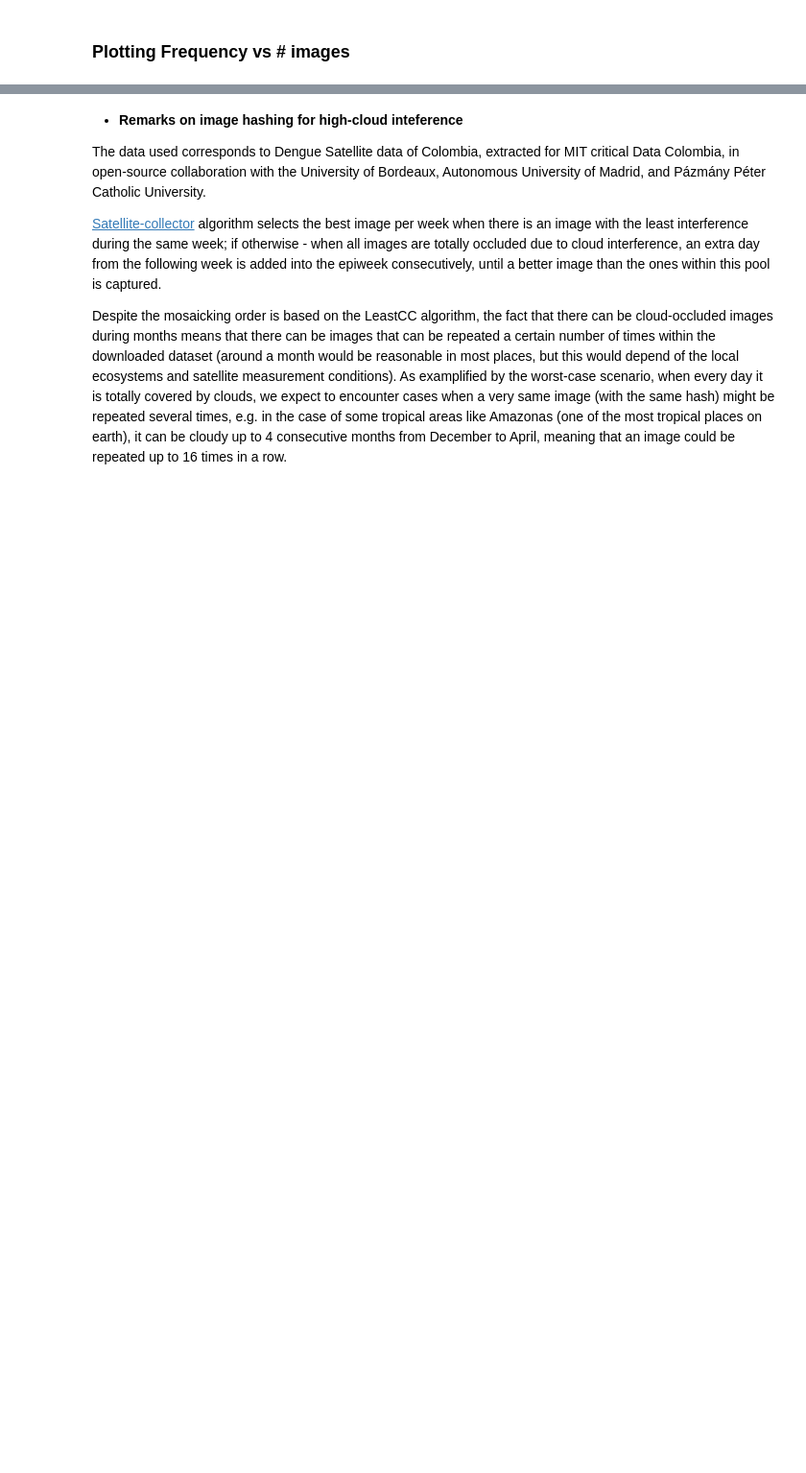
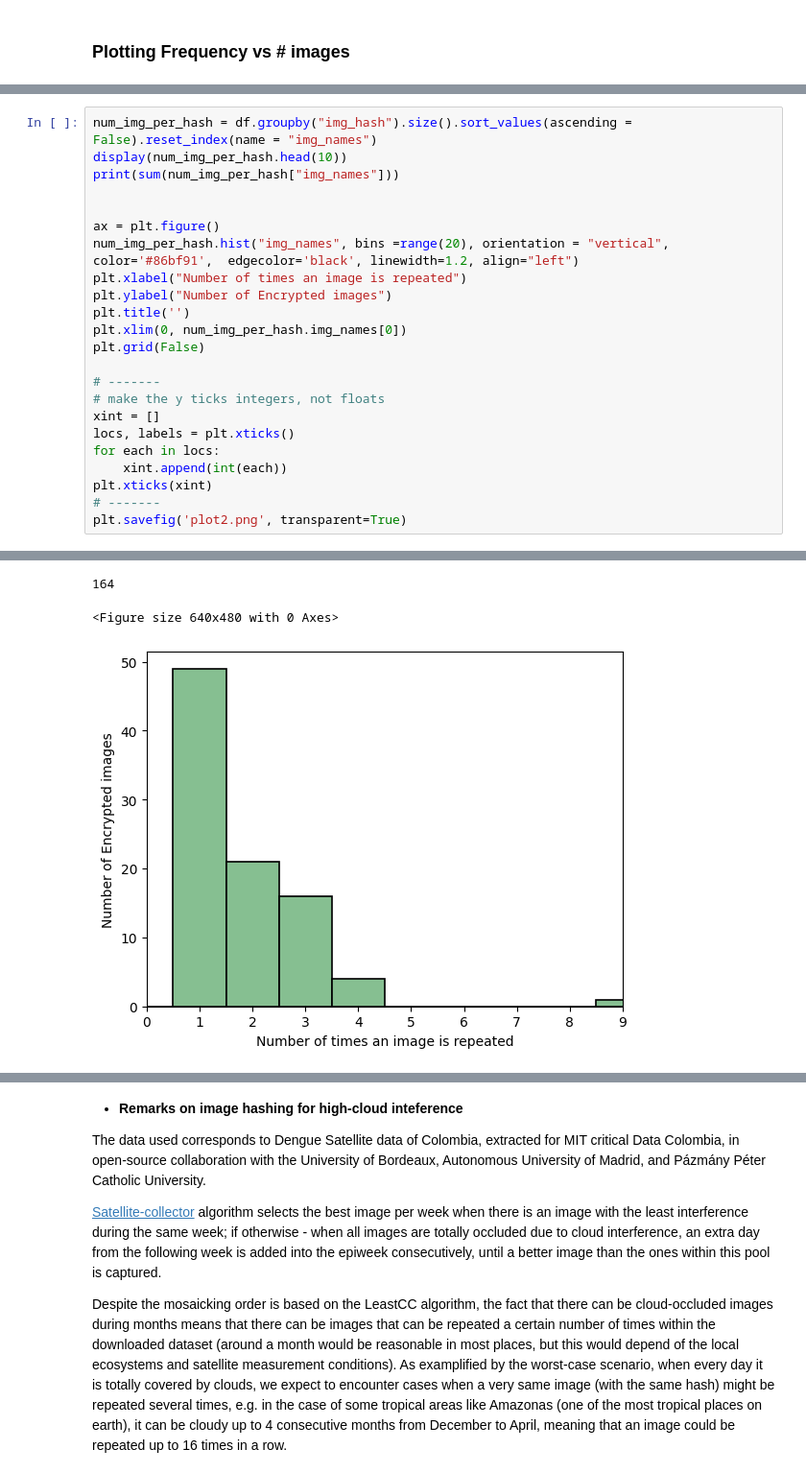
Before and after one commit to sebasmos/satellite.extractor, a Jupyter notebook: notebooks/satellite_images_hashing.ipynb, the cells around one changed output, grey strips where cells are left out. Shown at 96% size. Cells and saved outputs as stored; diff of their text form; blank space fills up the shorter version.

```diff
--- a/notebooks/satellite_images_hashing.ipynb
+++ b/notebooks/satellite_images_hashing.ipynb
@@ -418,0 +416,24 @@ plt.savefig('plot2.png', transparent=True)
+# %%
+num_img_per_hash = df.groupby("img_hash").size().sort_values(ascending = False).reset_index(name = "img_names")
+display(num_img_per_hash.head(10))
+print(sum(num_img_per_hash["img_names"]))
+
+
+ax = plt.figure()
+num_img_per_hash.hist("img_names", bins =range(20), orientation = "vertical",  color='#86bf91',  edgecolor='black', linewidth=1.2, align="left")
+plt.xlabel("Number of times an image is repeated")
+plt.ylabel("Number of Encrypted images")
+plt.title('')
+plt.xlim(0, num_img_per_hash.img_names[0])
+plt.grid(False)
+
+# -------
+# make the y ticks integers, not floats
+xint = []
+locs, labels = plt.xticks()
+for each in locs:
+    xint.append(int(each))
+plt.xticks(xint)
+# -------
+plt.savefig('plot2.png', transparent=True)
+# %% [output]
@@ -418,0 +451,3 @@ plt.savefig('plot2.png', transparent=True)
+164
+<Figure size 640x480 with 0 Axes>
+[figure, added]
```
Also changed, not shown: parts of 13 cells of this notebook, 12 other files.
